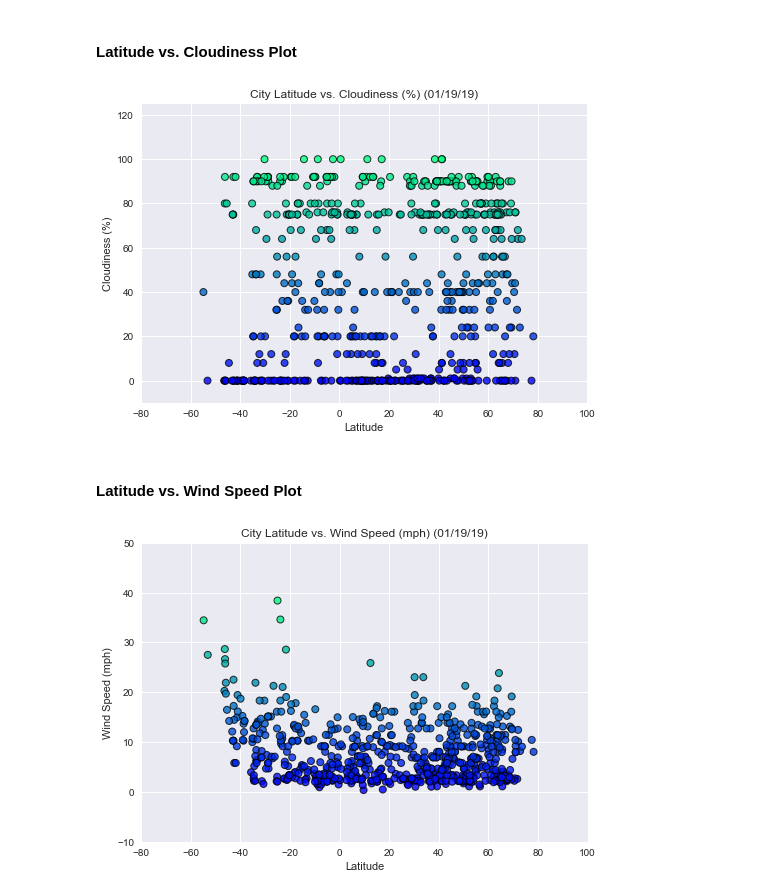
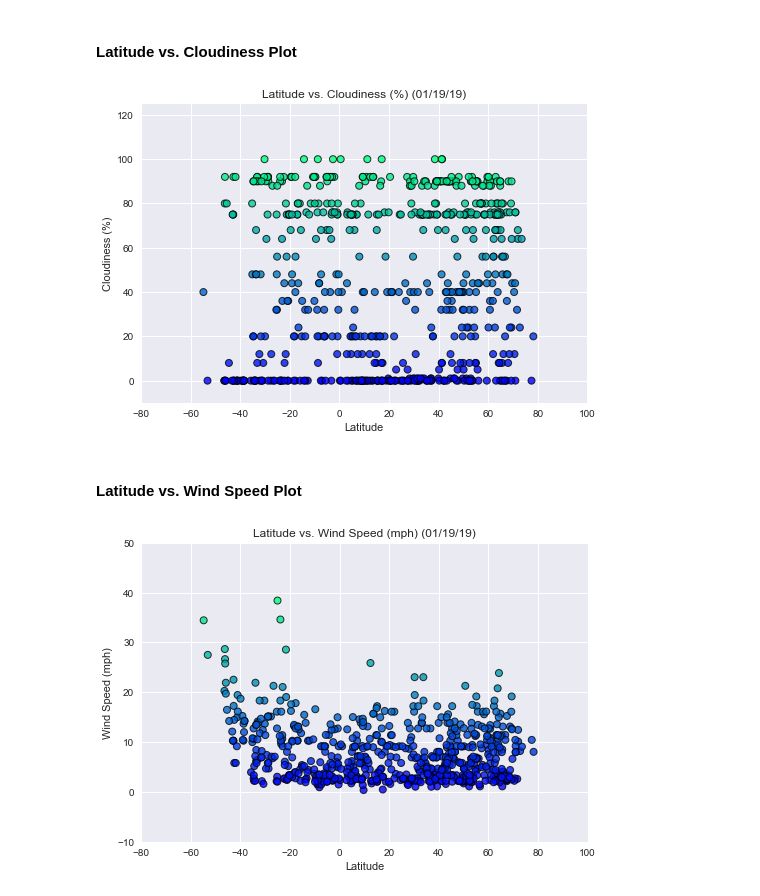
Before and after one commit to knwright/Weather_Py, a Jupyter notebook: WeatherPy.ipynb, the cells around one changed output. Cells and saved outputs as stored; diff of their text form; code cells hidden in the pictures.

```diff
--- a/WeatherPy.ipynb
+++ b/WeatherPy.ipynb
@@ -224,26 +220,26 @@ plt.show()
 # %%
 # Create a scatter plot for Latitude vs. Cloudiness
 plt.scatter(api_cities_df["Lat"],
             api_cities_df["Cloudiness"], c=api_cities_df["Cloudiness"],
             edgecolor="black", linewidths=1, marker="o",
             cmap='winter', alpha=0.8, label="City")
 
 # Apply additional graph fortmatting, axis labels and chart title
 plt.style.use('seaborn')
-plt.title(f"City Latitude vs. Cloudiness (%) (01/19/19)")
+plt.title(f"Latitude vs. Cloudiness (%) (01/19/19)")
 plt.ylabel("Cloudiness (%)")
 plt.xlabel("Latitude")
 plt.grid(True)
 plt.xlim([-80, 100])
 plt.ylim([-10, 125])
 
 # Save the figure
 plt.savefig("Lat_vs_Cloudiness.png")
 
 # Show plot
 plt.show()
 # %% [output]
-[figure, old version]
+[figure, new version]
 # %% [markdown]
 #### Latitude vs. Wind Speed Plot
 # %%
@@ -255,7 +251,7 @@ plt.scatter(api_cities_df["Lat"],
 
 # Apply additional graph fortmatting, axis labels and chart title
 plt.style.use('seaborn')
-plt.title(f"City Latitude vs. Wind Speed (mph) (01/19/19)")
+plt.title(f"Latitude vs. Wind Speed (mph) (01/19/19)")
 plt.ylabel("Wind Speed (mph)")
 plt.xlabel("Latitude")
 plt.grid(True)
@@ -268,4 +264,4 @@ plt.savefig("Lat_vs_WindSpeed.png")
 # Show plot
 plt.show()
 # %% [output]
-[figure, old version]
+[figure, new version]
```
Also changed, not shown: parts of 4 cells of this notebook, 4 other files.
